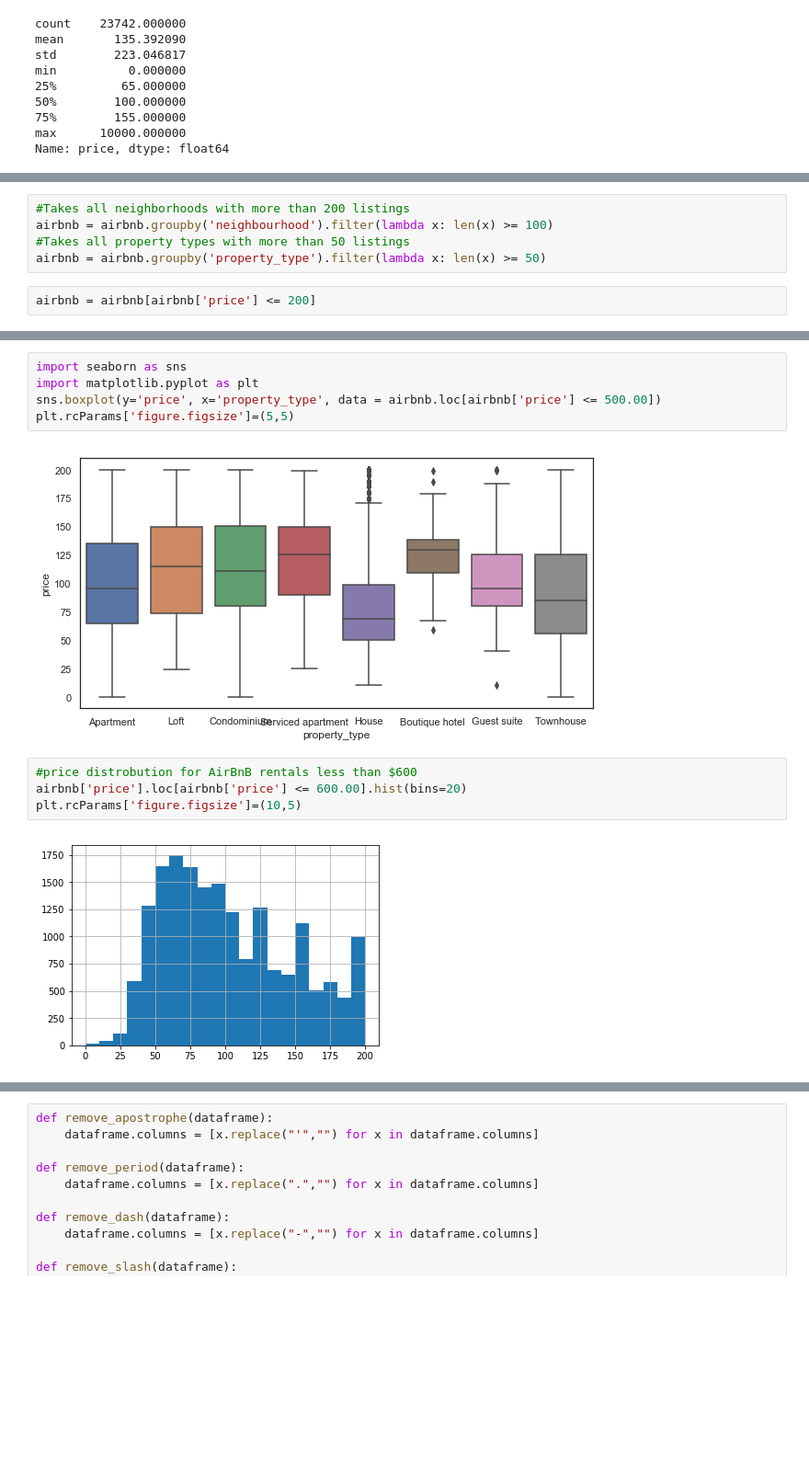
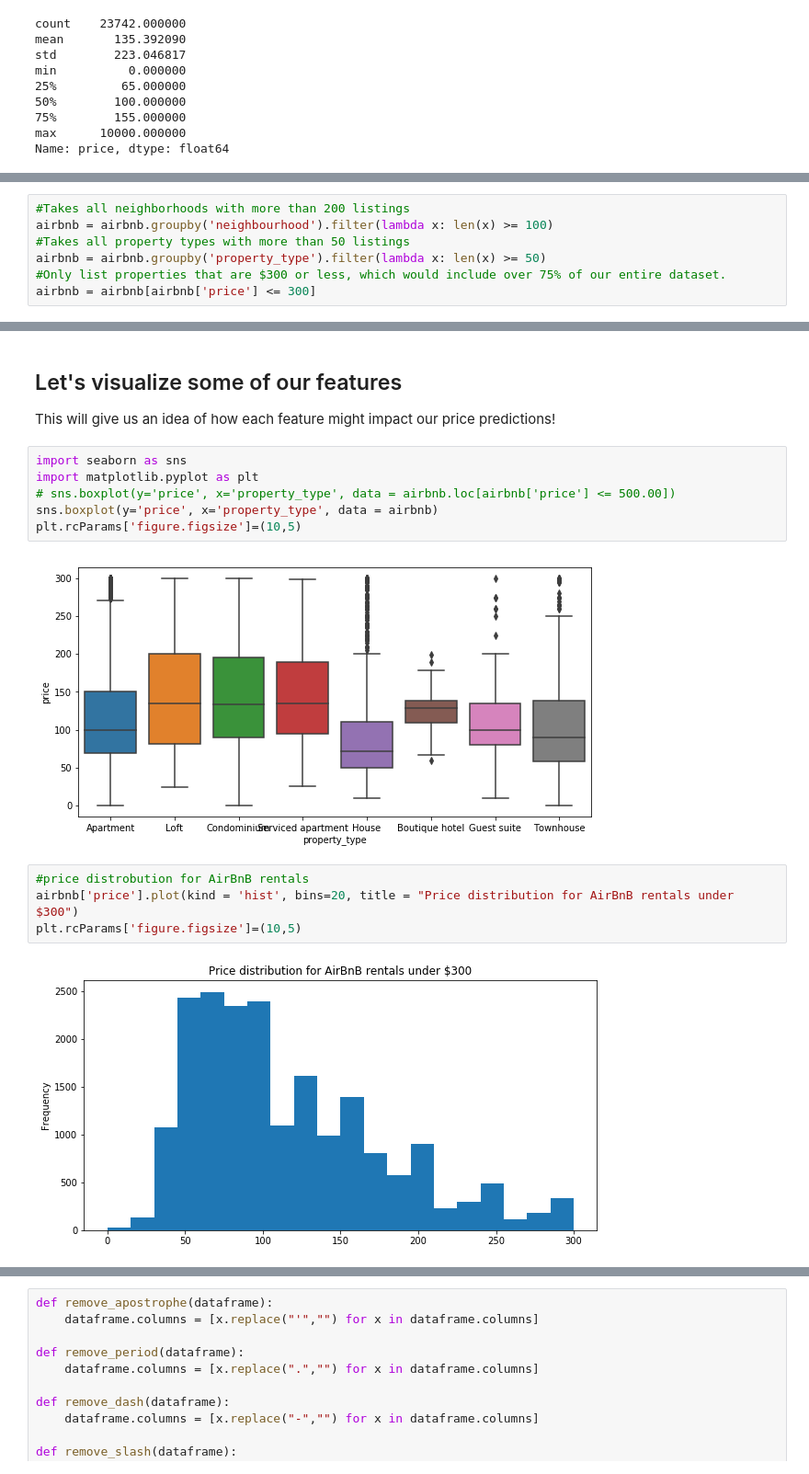
Before and after one commit to softserveslayer/airbnb_price_predictions, a Jupyter notebook: Test_airbnb_no_cleaning_fee.ipynb, the cells around one changed output, grey strips where cells are left out. Shown at 92% size. Saved outputs shown, nothing was run; the diff lists cells and outputs as text; blank space fills up the shorter version.

Commit message:
starting to add markdowns to each cell that describes process

```diff
--- a/Test_airbnb_no_cleaning_fee.ipynb
+++ b/Test_airbnb_no_cleaning_fee.ipynb
@@ -139,8 +127,8 @@ array(['Manhattan', 'Brooklyn', 'Queens', 'Staten Island', 'Bronx'],
 airbnb = airbnb.groupby('neighbourhood').filter(lambda x: len(x) >= 100)
 #Takes all property types with more than 50 listings
 airbnb = airbnb.groupby('property_type').filter(lambda x: len(x) >= 50)
+#Only list properties that are $300 or less, which would include over 75% of our entire dataset.
+airbnb = airbnb[airbnb['price'] <= 300]
-# %%
-airbnb = airbnb[airbnb['price'] <= 200]
 # %%
 airbnb.price.describe()
 # %% [output]
@@ -170,15 +154,20 @@ Guest suite             125
 Boutique hotel           54
 Name: property_type, dtype: int64
+# %% [markdown]
+## Let's visualize some of our features
+
+This will give us an idea of how each feature might impact our price predictions!
 # %%
 import seaborn as sns
 import matplotlib.pyplot as plt
-sns.boxplot(y='price', x='property_type', data = airbnb.loc[airbnb['price'] <= 500.00])
-plt.rcParams['figure.figsize']=(5,5)
+# sns.boxplot(y='price', x='property_type', data = airbnb.loc[airbnb['price'] <= 500.00])
+sns.boxplot(y='price', x='property_type', data = airbnb)
+plt.rcParams['figure.figsize']=(10,5)
 # %% [output]
-[figure, old version]
+[figure, new version]
 # %%
-#price distrobution for AirBnB rentals less than $600
-airbnb['price'].loc[airbnb['price'] <= 600.00].hist(bins=20)
+#price distrobution for AirBnB rentals
+airbnb['price'].plot(kind = 'hist', bins=20, title = "Price distribution for AirBnB rentals under $300")
 plt.rcParams['figure.figsize']=(10,5)
 # %% [output]
-[figure, old version]
+[figure, new version]
```
Also changed, not shown: parts of 48 cells of this notebook.
